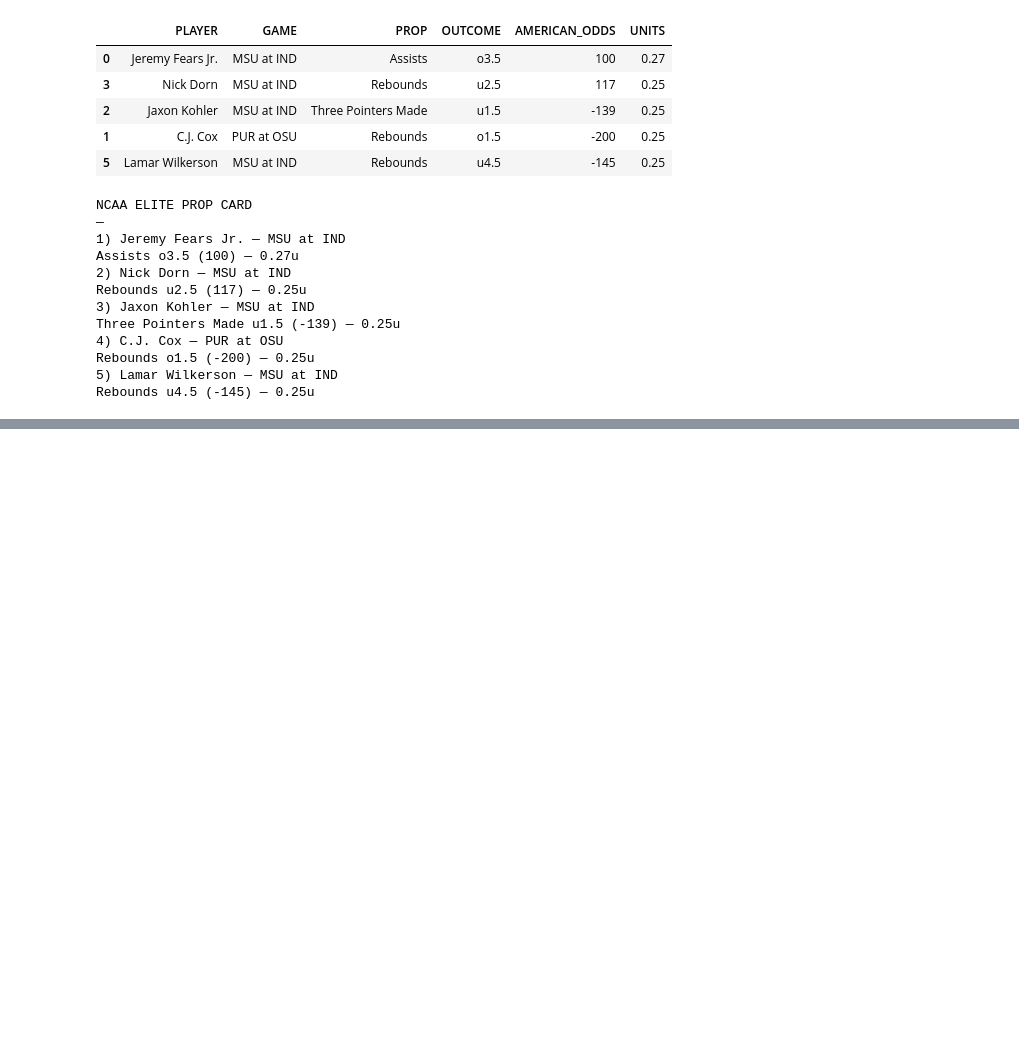
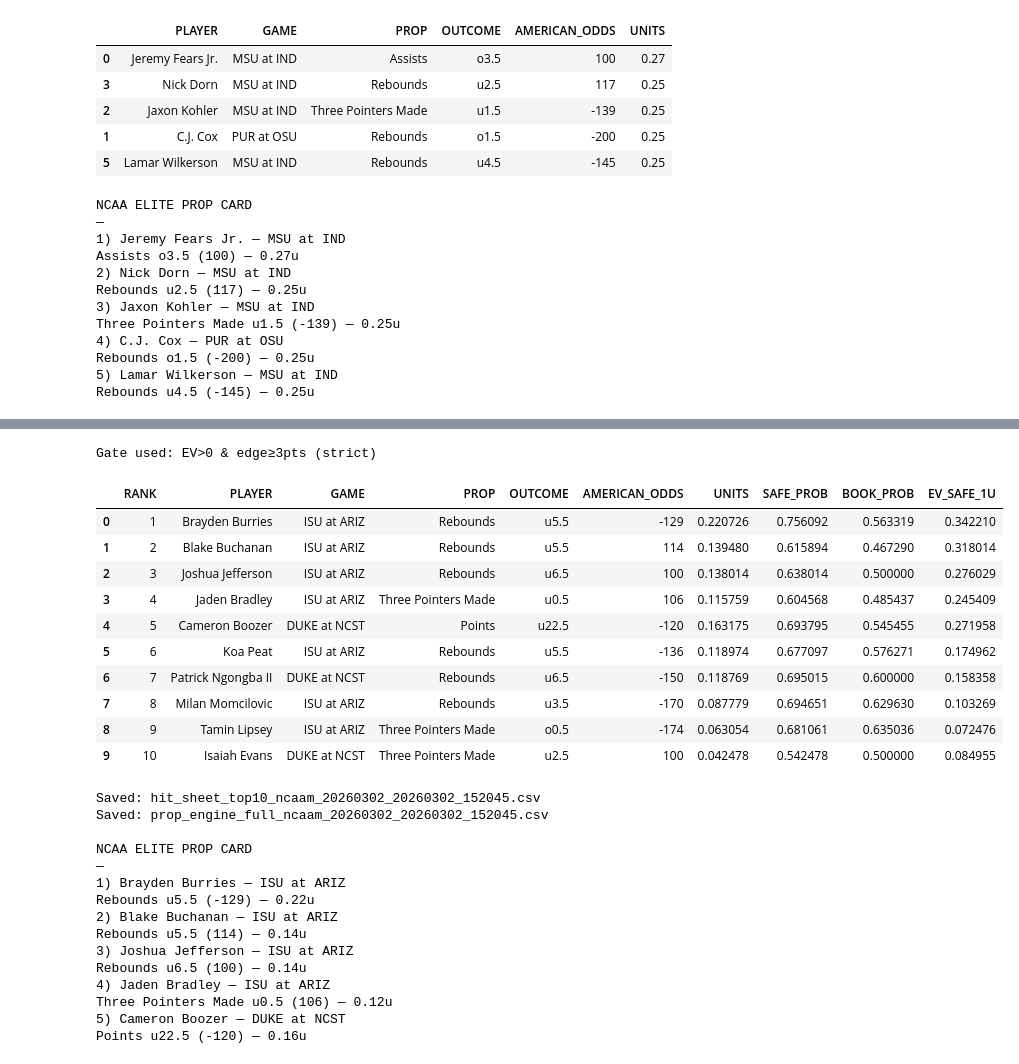
Before and after one commit to dchav12/New-stable-, a Jupyter notebook: NCAA_Player_Prop_hit_rater.ipynb, the cells around one changed output, grey strips where cells are left out. Cells and saved outputs as stored; diff of their text form; code cells hidden in the pictures; blank space fills up the shorter version.

```diff
--- a/NCAA_Player_Prop_hit_rater.ipynb
+++ b/NCAA_Player_Prop_hit_rater.ipynb
@@ -11031,0 +11791,71 @@ Rebounds u4.5 (-145) — 0.25u
+# %%
+import numpy as np
+import pandas as pd
+from datetime import datetime
+
+# Strict gate (same as 3/1 style)
+df_card = df[(df["EV_SAFE_1U"] > 0) & (df["SAFE_PROB"] >= df["BOOK_PROB"] + 0.03)].copy()
+
+# If strict gate is too tight, fallback to EV>0 only (still not skipping layers)
+if len(df_card) == 0:
+    df_card = df[df["EV_SAFE_1U"] > 0].copy()
+    gate_used = "EV>0 only (fallback)"
+else:
+    gate_used = "EV>0 & edge≥3pts (strict)"
+
+# Score (same spirit as before)
+df_card["SCORE"] = (df_card["EV_SAFE_1U"]*100) + (df_card["SAFE_PROB"]*10) - (df_card["INJ_SENS_ABS"]*0.5)
+
+# Dedupe by player: keep best scoring prop per player
+df_card = df_card.sort_values("SCORE", ascending=False).drop_duplicates(subset=["PLAYER"], keep="first")
+
+top10 = df_card.head(10).copy().reset_index(drop=True)
+top10["RANK"] = np.arange(1, len(top10)+1)
+
+print("Gate used:", gate_used)
+display(top10[["RANK","PLAYER","GAME","PROP","OUTCOME","AMERICAN_ODDS","UNITS","SAFE_PROB","BOOK_PROB","EV_SAFE_1U"]])
+
+# Save files
+RUN_DATE="20260302"
+ts = datetime.now().strftime("%Y%m%d_%H%M%S")
+top_path  = f"hit_sheet_top10_ncaam_{RUN_DATE}_{ts}.csv"
+full_path = f"prop_engine_full_ncaam_{RUN_DATE}_{ts}.csv"
+top10.to_csv(top_path, index=False)
+df.to_csv(full_path, index=False)
+print("Saved:", top_path)
+print("Saved:", full_path)
+
+# Discord output (no model lingo)
+print("\nNCAA ELITE PROP CARD")
+print("—")
+for r in top10.head(5).itertuples():
+    print(f"{r.RANK}) {r.PLAYER} — {r.GAME}")
+    print(f"{r.PROP} {r.OUTCOME} ({r.AMERICAN_ODDS}) — {r.UNITS:.2f}u")
+# %% [output]
+Gate used: EV>0 & edge≥3pts (strict)
+|  | RANK | PLAYER | GAME | PROP | OUTCOME | AMERICAN_ODDS | UNITS | SAFE_PROB | BOOK_PROB | EV_SAFE_1U |
+| 0 | 1 | Brayden Burries | ISU at ARIZ | Rebounds | u5.5 | -129 | 0.220726 | 0.756092 | 0.563319 | 0.342210 |
+| 1 | 2 | Blake Buchanan | ISU at ARIZ | Rebounds | u5.5 | 114 | 0.139480 | 0.615894 | 0.467290 | 0.318014 |
+| 2 | 3 | Joshua Jefferson | ISU at ARIZ | Rebounds | u6.5 | 100 | 0.138014 | 0.638014 | 0.500000 | 0.276029 |
+| 3 | 4 | Jaden Bradley | ISU at ARIZ | Three Pointers Made | u0.5 | 106 | 0.115759 | 0.604568 | 0.485437 | 0.245409 |
+| 4 | 5 | Cameron Boozer | DUKE at NCST | Points | u22.5 | -120 | 0.163175 | 0.693795 | 0.545455 | 0.271958 |
+| 5 | 6 | Koa Peat | ISU at ARIZ | Rebounds | u5.5 | -136 | 0.118974 | 0.677097 | 0.576271 | 0.174962 |
+| 6 | 7 | Patrick Ngongba II | DUKE at NCST | Rebounds | u6.5 | -150 | 0.118769 | 0.695015 | 0.600000 | 0.158358 |
+| 7 | 8 | Milan Momcilovic | ISU at ARIZ | Rebounds | u3.5 | -170 | 0.087779 | 0.694651 | 0.629630 | 0.103269 |
+| 8 | 9 | Tamin Lipsey | ISU at ARIZ | Three Pointers Made | o0.5 | -174 | 0.063054 | 0.681061 | 0.635036 | 0.072476 |
+| 9 | 10 | Isaiah Evans | DUKE at NCST | Three Pointers Made | u2.5 | 100 | 0.042478 | 0.542478 | 0.500000 | 0.084955 |
+Saved: hit_sheet_top10_ncaam_20260302_20260302_152045.csv
+Saved: prop_engine_full_ncaam_20260302_20260302_152045.csv
+
+NCAA ELITE PROP CARD
+—
+1) Brayden Burries — ISU at ARIZ
+Rebounds u5.5 (-129) — 0.22u
+2) Blake Buchanan — ISU at ARIZ
+Rebounds u5.5 (114) — 0.14u
+3) Joshua Jefferson — ISU at ARIZ
+Rebounds u6.5 (100) — 0.14u
+4) Jaden Bradley — ISU at ARIZ
+Three Pointers Made u0.5 (106) — 0.12u
+5) Cameron Boozer — DUKE at NCST
+Points u22.5 (-120) — 0.16u
```
Also changed, not shown: parts of 12 cells of this notebook.
